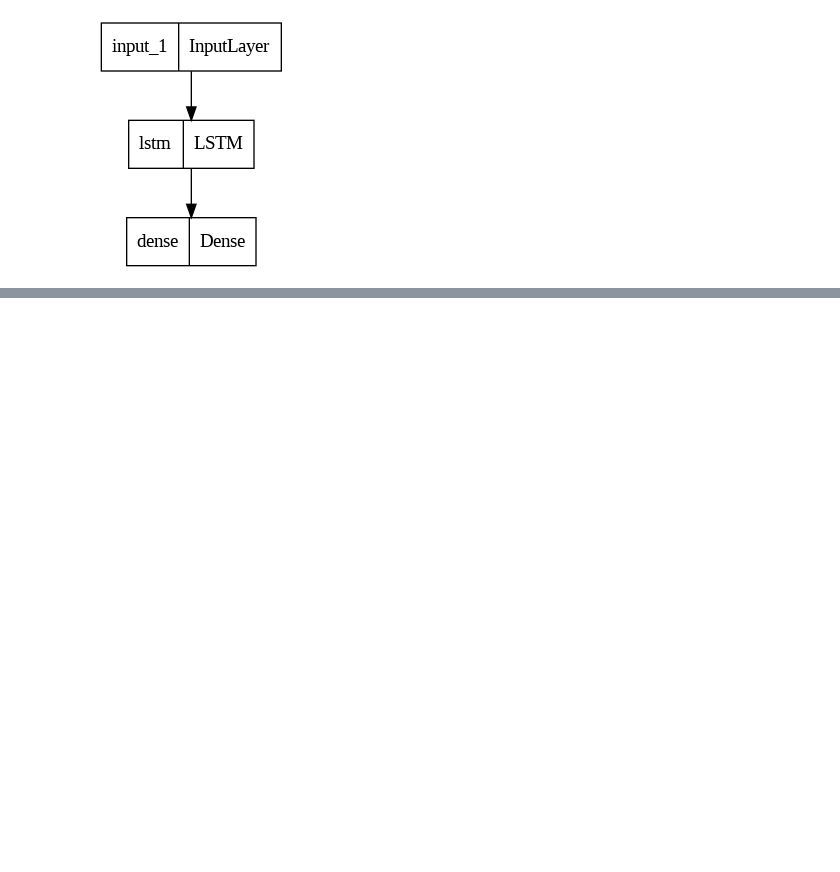
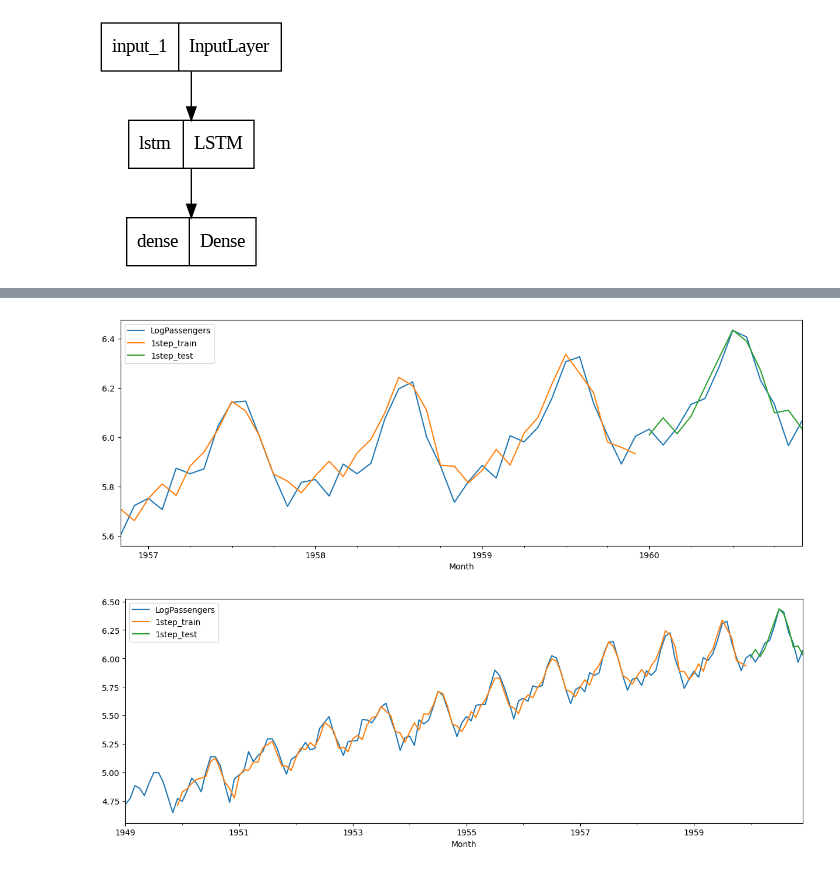
Before and after one commit to yeesem/Time-Series-Data-Analysis, a Jupyter notebook: RNN_Airline.ipynb, the cells around one changed output, grey strips where cells are left out. Cells and saved outputs as stored; diff of their text form; code cells hidden in the pictures; blank space fills up the shorter version.

```diff
--- a/RNN_Airline.ipynb
+++ b/RNN_Airline.ipynb
@@ -126,0 +150,6 @@ plt.legend();
+# %%
+#First T+1 values are not predictable
+train_idx[:T+1] = False
+# %%
+PTrain = model.predict(XTrain).flatten()
+PTest = model.predict(XTest).flatten()
@@ -126,0 +159,4 @@ plt.legend();
+# %%
+#Needed to compute un-differenced predictions
+df['ShiftLogPassengers'] = df['LogPassengers'].shift(1)
+prev = df['ShiftLogPassengers']
@@ -126,0 +166,17 @@ plt.legend();
+# %%
+#1-step forecast
+df.loc[train_idx,'1step_train'] = prev[train_idx] + PTrain
+df.loc[test_idx,'1step_test'] = prev[test_idx] + PTest
+# %%
+#plot 1-step forecast
+cols = [
+    'LogPassengers',
+    '1step_train',
+    '1step_test'
+]
+
+df.iloc[-50:][cols].plot(figsize = (15,5))
+df[cols].plot(figsize = (15,5));
+# %% [output]
+[figure, added]
+[figure, added]
```
Also changed, not shown: parts of 22 cells of this notebook.
